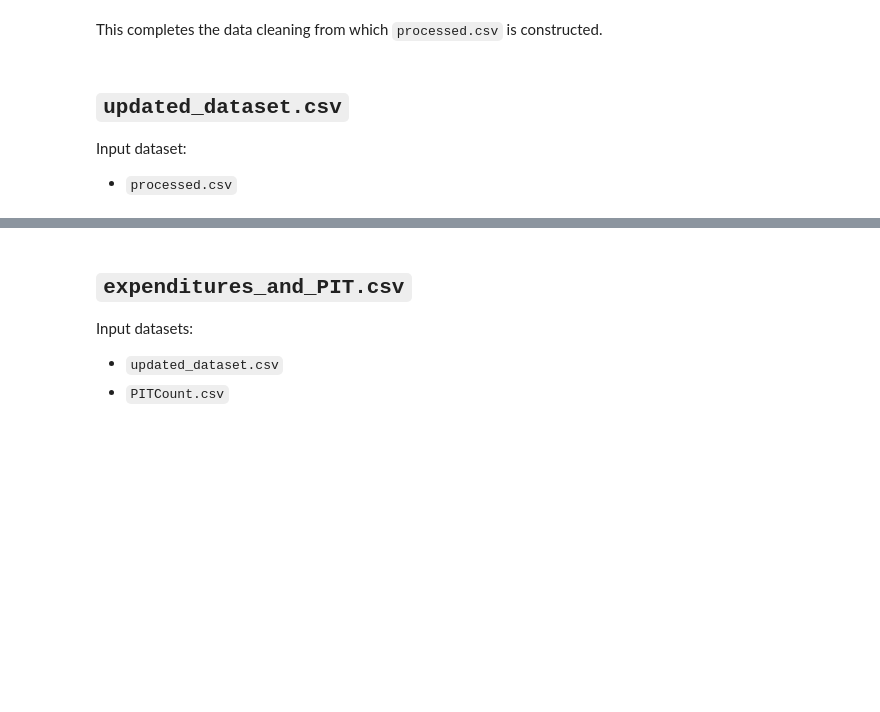
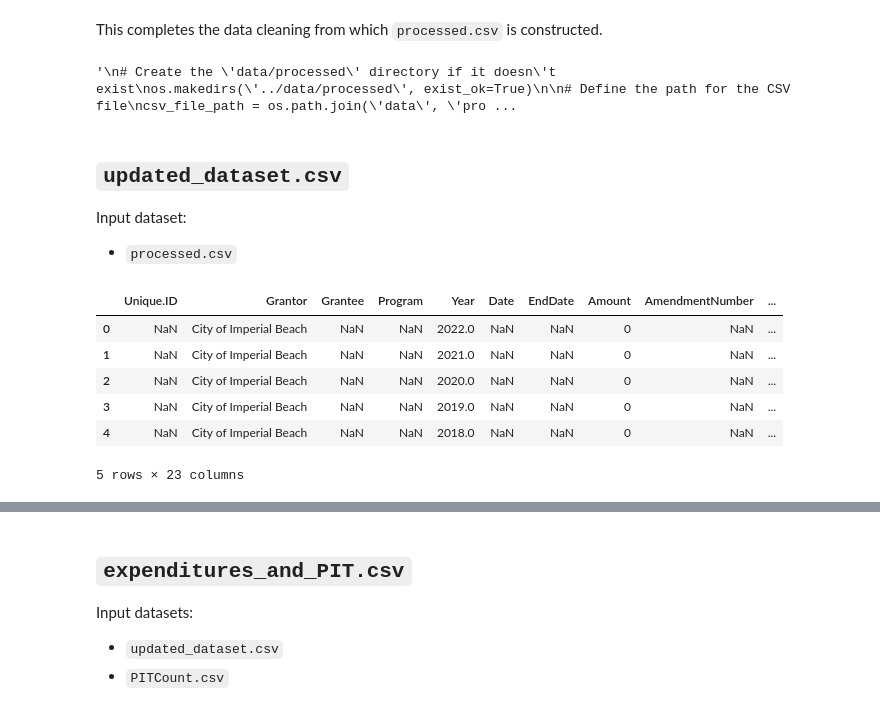
Before and after one commit to Branflakes333/SD-Homelessness-Program-Analysis, a Jupyter notebook: Data_Cleaning/data_cleaning_script.ipynb, the cells around one changed output, grey strips where cells are left out. Cells and saved outputs as stored; diff of their text form; code cells hidden in the pictures; blank space fills up the shorter version.

Commit message:
data cleaning bookeeping

```diff
--- a/Data_Cleaning/data_cleaning_script.ipynb
+++ b/Data_Cleaning/data_cleaning_script.ipynb
@@ -120,6 +140,7 @@ print("Unique program names in processed data:", processed['Program'].nunique())
 # %% [markdown]
 This completes the data cleaning from which `processed.csv` is constructed.
 # %%
+"""
 # Create the 'data/processed' directory if it doesn't exist
 os.makedirs('../data/processed', exist_ok=True)
 
@@ -130,13 +151,25 @@ csv_file_path = os.path.join('data', 'processed', 'processed.csv')
 processed.to_csv(csv_file_path, index=False)
 
 print(f"Data saved to {csv_file_path}")
+"""
+# %% [output]
+'\n# Create the \'data/processed\' directory if it doesn\'t exist\nos.makedirs(\'../data/processed\', exist_ok=True)\n\n# Define the path for the CSV file\ncsv_file_path = os.path.join(\'data\', \'pro ...
 # %% [markdown]
 ## `updated_dataset.csv`
 Input dataset:
 - `processed.csv`
 # %%
-df = pd.read_csv('../data/processed/processed.csv')
+#df = pd.read_csv('../data/processed/processed.csv')
+df = processed
 df.head()
+# %% [output]
+|  | Unique.ID | Grantor | Grantee | Program | Year | Date | EndDate | Amount | AmendmentNumber | ... |
+| 0 | NaN | City of Imperial Beach | NaN | NaN | 2022.0 | NaN | NaN | 0 | NaN | ... |
+| 1 | NaN | City of Imperial Beach | NaN | NaN | 2021.0 | NaN | NaN | 0 | NaN | ... |
+| 2 | NaN | City of Imperial Beach | NaN | NaN | 2020.0 | NaN | NaN | 0 | NaN | ... |
+| 3 | NaN | City of Imperial Beach | NaN | NaN | 2019.0 | NaN | NaN | 0 | NaN | ... |
+| 4 | NaN | City of Imperial Beach | NaN | NaN | 2018.0 | NaN | NaN | 0 | NaN | ... |
+5 rows × 23 columns
 # %%
 unique_program_names = df['Program'].unique()
 print(unique_program_names)
```
Also changed, not shown: parts of 44 cells of this notebook, 8 other files.
